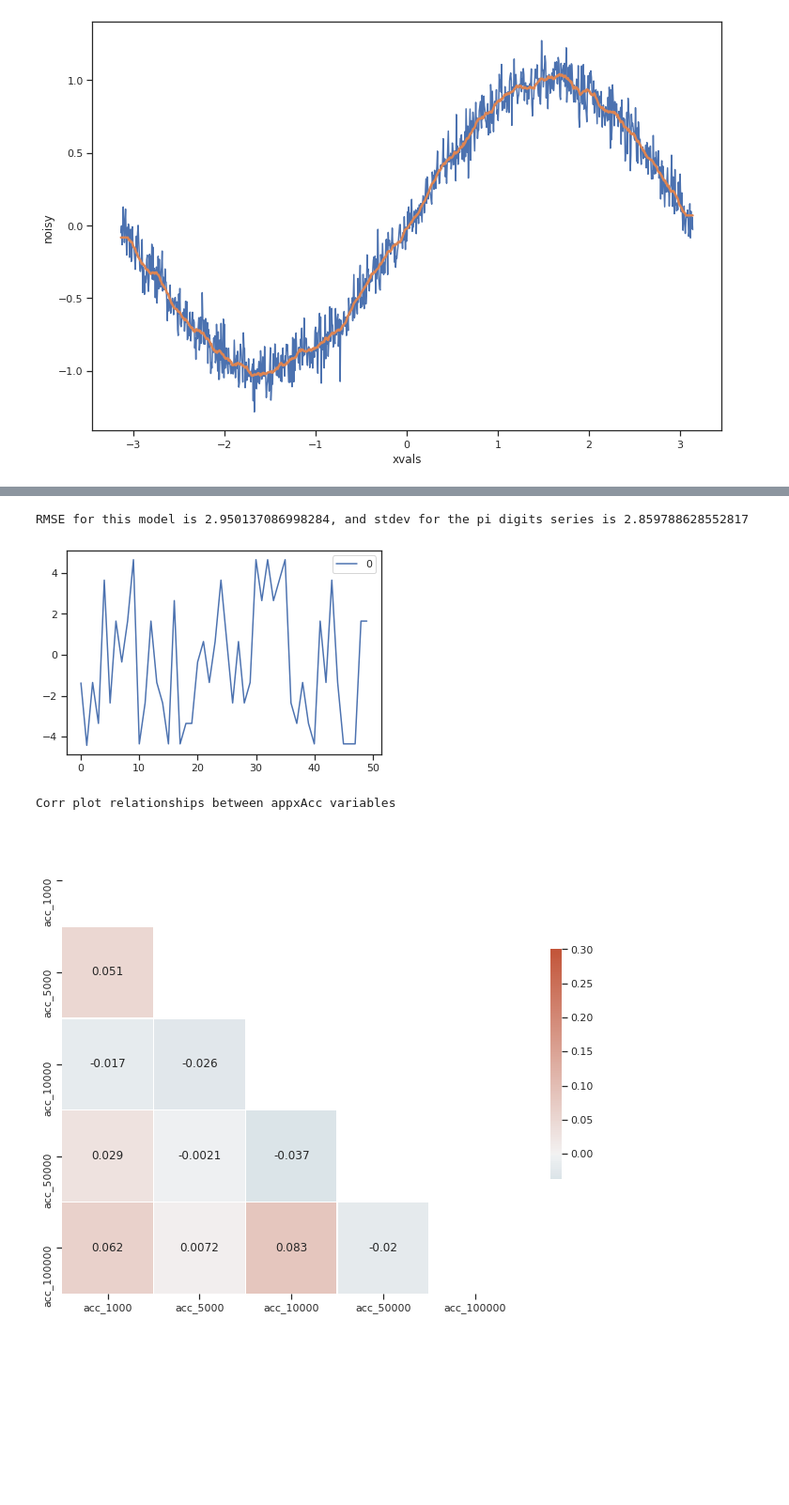
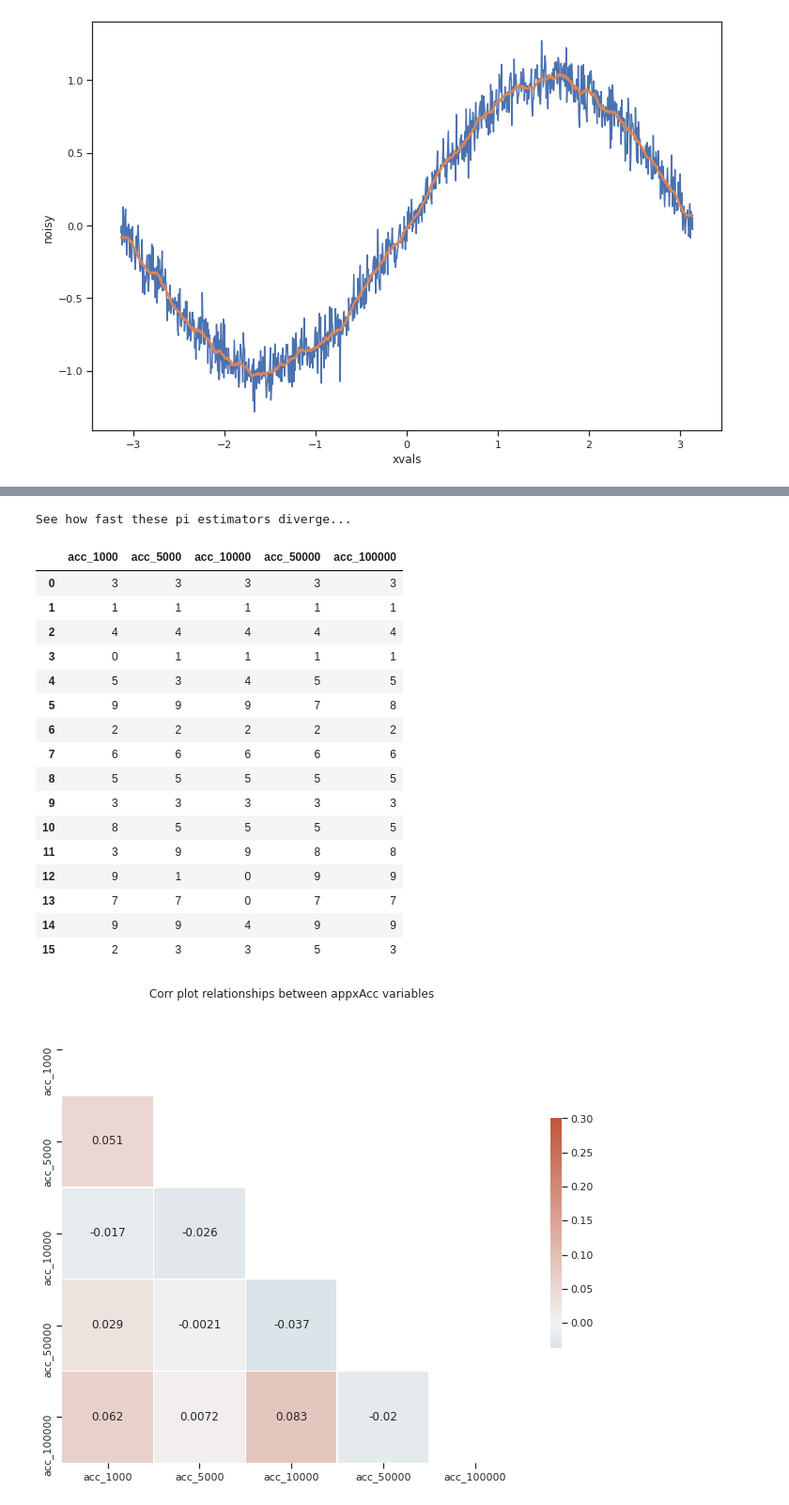
Before and after one commit to Rikki-Tikki/atl_code_exercise, a Jupyter notebook: Code_exercises.ipynb, the cells around one changed output, grey strips where cells are left out. Shown at 94% size. Saved outputs shown, nothing was run; the diff lists cells and outputs as text; code cells hidden in the pictures; blank space fills up the shorter version.

```diff
--- a/Code_exercises.ipynb
+++ b/Code_exercises.ipynb
@@ -375,26 +377,37 @@ Its basically predicting the average of 0~9
-# %%
-#Now lets see if there is any trend/signal in our errors
-y_true = [int(x) for x in str(genPiAppxDigits(1050, 100000)) if x.isnumeric()][-50:]
-y_errors = pd.DataFrame(yhat_50 - y_true).plot()
-print(f'\nRMSE for this model is {mean_squared_error(yhat_50, y_true)**(1/2)}, and stdev for the pi digits series is {np.std(digits)}')
-# %% [output]
-RMSE for this model is 2.950137086998284, and stdev for the pi digits series is 2.859788628552817
-[figure, removed]
 # %%
 #Lets try taking a look at the cross-correlations (bonus part)
 appxAcc_df = pd.DataFrame([[int(x) for x in str(genPiAppxDigits(1000, acc)) if x.isnumeric()] for acc in [1000,5000,10000,50000,100000]]).T
 appxAcc_df.columns = ["acc_"+ str(i) for i in [1000,5000,10000,50000,100000]]
 
 
 # Generate a mask for the upper triangle
 mask = np.triu(np.ones_like(appxAcc_df.corr(), dtype=bool))
 f, ax = plt.subplots(figsize=(11, 9))
 cmap = sns.diverging_palette(230, 20, as_cmap=True)
 sns.heatmap(appxAcc_df.corr(), mask=mask, cmap=cmap, vmax=.3, center=0, annot=True,
-            square=True, linewidths=.5, cbar_kws={"shrink": .5})
-print("\nCorr plot relationships between appxAcc variables")
+            square=True, linewidths=.5, cbar_kws={"shrink": .5}).set_title("Corr plot relationships between appxAcc variables")
+print("\nSee how fast these pi estimators diverge...\n")
+
+appxAcc_df.head(16)
 # %% [output]
-Corr plot relationships between appxAcc variables
+See how fast these pi estimators diverge...
+|  | acc_1000 | acc_5000 | acc_10000 | acc_50000 | acc_100000 |
+| 0 | 3 | 3 | 3 | 3 | 3 |
+| 1 | 1 | 1 | 1 | 1 | 1 |
+| 2 | 4 | 4 | 4 | 4 | 4 |
+| 3 | 0 | 1 | 1 | 1 | 1 |
+| 4 | 5 | 3 | 4 | 5 | 5 |
+| 5 | 9 | 9 | 9 | 7 | 8 |
+| 6 | 2 | 2 | 2 | 2 | 2 |
+| 7 | 6 | 6 | 6 | 6 | 6 |
+| 8 | 5 | 5 | 5 | 5 | 5 |
+| 9 | 3 | 3 | 3 | 3 | 3 |
+| 10 | 8 | 5 | 5 | 5 | 5 |
+| 11 | 3 | 9 | 9 | 8 | 8 |
+| 12 | 9 | 1 | 0 | 9 | 9 |
+| 13 | 7 | 7 | 0 | 7 | 7 |
+| 14 | 9 | 9 | 4 | 9 | 9 |
+| 15 | 2 | 3 | 3 | 5 | 3 |
-[figure, old version]
+[figure, new version]
 # %%
 #It seems like the pi digits are just white noise
```
Also changed, not shown: parts of 10 cells of this notebook, 1 other file.
